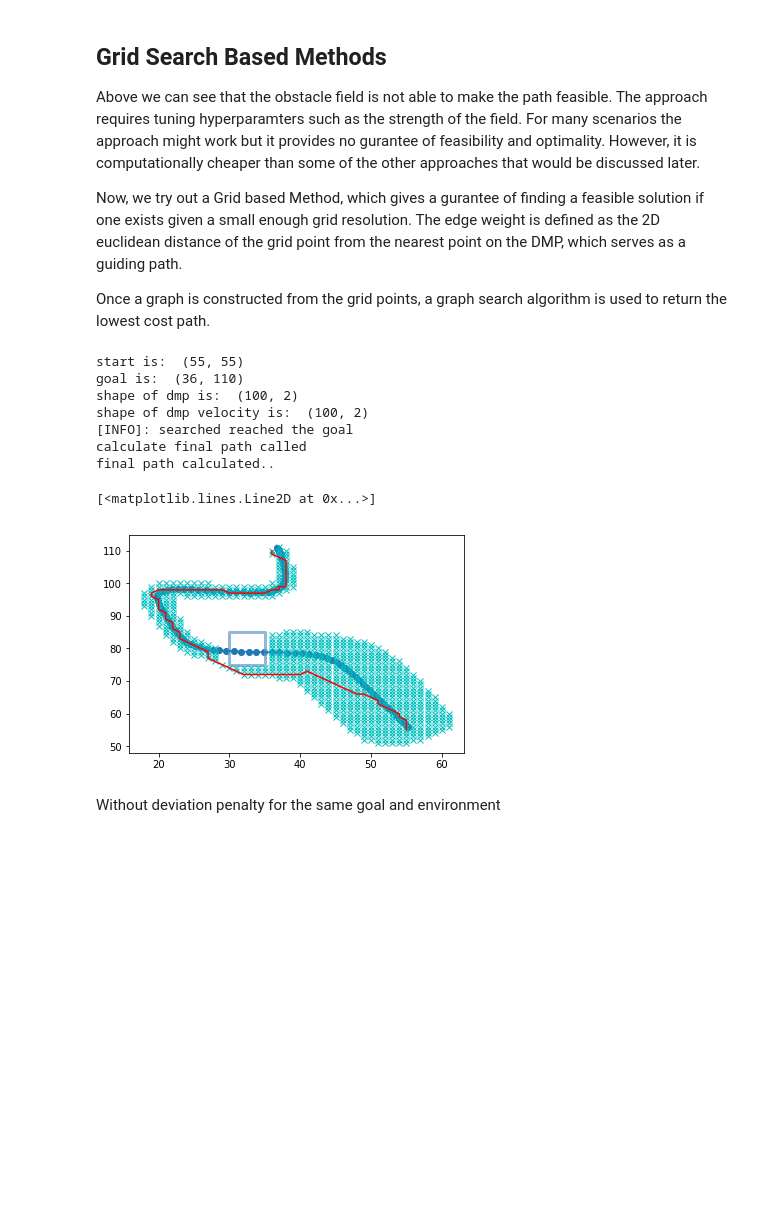
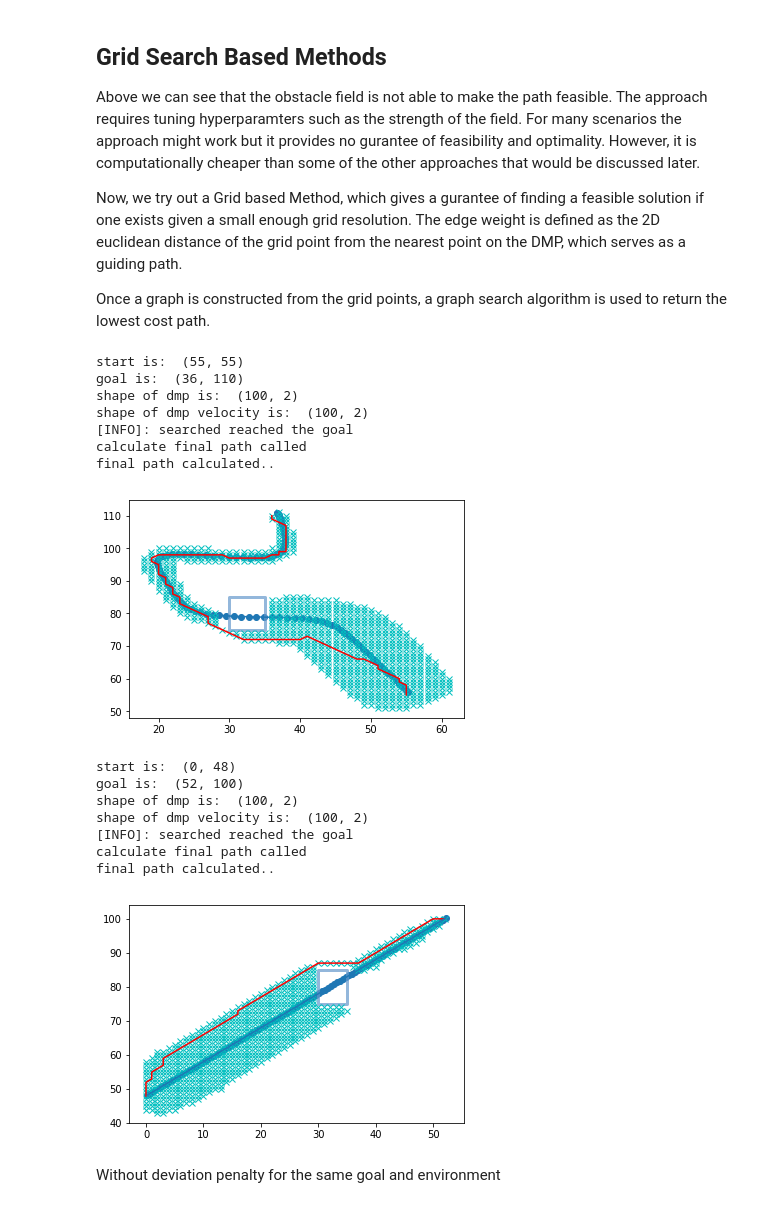
Before and after one commit to gutsy-robot/pydmps, a Jupyter notebook: pydmps/dmp_obstacle_avoidance_algo.ipynb, the cells around one changed output. Saved outputs shown, nothing was run; the diff lists cells and outputs as text; code cells hidden in the pictures; blank space fills up the shorter version.

Commit message:
added different curves for imitating

```diff
--- a/pydmps/dmp_obstacle_avoidance_algo.ipynb
+++ b/pydmps/dmp_obstacle_avoidance_algo.ipynb
@@ -48,7 +47,7 @@ poly_x, poly_y = [], []
 
 for i in range(0, 101):
     poly_x.append(i)
-    poly_y.append(quad_curve(i))
+    poly_y.append(poly_curve(i))
 
 plt.plot(poly_x, poly_y, color='r', label='generated_path')
 plt.scatter(poly_x, poly_y, color='b', s=0.5)
@@ -462,25 +440,53 @@ def calculate_dmp_cost(x, y, motion_x, motion_y, dmp, dmp_vel, obstacles=None, r
 # %%
 grid_size = 1.0
 
 plt.plot(ob_x, ob_y, color='#6699cc', alpha=0.7, linewidth=3, solid_capstyle='round', zorder=2)
 
 plt.plot(y_track_nc[:, 0], y_track_nc[:, 1])
 plt.scatter(y_track_nc[:, 0], y_track_nc[:, 1])
 
 rx, ry = dijkstra_planning(floor(x[0]), floor(y[0]), floor(x[-1]), floor(y[-1]), [obstacle], grid_size,
                           dmp=y_track_nc, dmp_vel=dy_track_nc, dt=dmp.dt)
 
 plt.plot(rx, ry, "-r")
+plt.show()
+
+plt.plot(ob_x, ob_y, color='#6699cc', alpha=0.7, linewidth=3, solid_capstyle='round', zorder=2)
+dmp_st_line.y0[0] = 0.0
+dmp_st_line.y0[1] = 48.0
+
+dmp_st_line.goal[0] = 52.0
+dmp_st_line.goal[1] = 100.0
+
+y_st_line3, dy_st_line3, ddy_st_line3, s_st_line3 = dmp_st_line.rollout()
+
+
+
+rx, ry = dijkstra_planning(0, 48, 52, 100, [obstacle], grid_size,
+                           dmp=y_st_line3, dmp_vel=dy_st_line3, dt=dmp.dt)
+
+plt.plot(rx, ry, "-r")
+plt.plot(y_st_line3[:, 0], y_st_line3[:, 1])
+plt.scatter(y_st_line3[:, 0], y_st_line3[:, 1])
+
+plt.show()
 # %% [output]
 start is:  (55, 55)
 goal is:  (36, 110)
 shape of dmp is:  (100, 2)
 shape of dmp velocity is:  (100, 2)
 [INFO]: searched reached the goal
 calculate final path called
 final path calculated..
+[figure]
-[<matplotlib.lines.Line2D at 0x...>]
+start is:  (0, 48)
+goal is:  (52, 100)
+shape of dmp is:  (100, 2)
+shape of dmp velocity is:  (100, 2)
+[INFO]: searched reached the goal
+calculate final path called
+final path calculated..
-[figure]
+[figure, added]
 # %% [markdown]
 Without deviation penalty for the same goal and environment
 # %%
```
Also changed, not shown: parts of 4 cells of this notebook.
